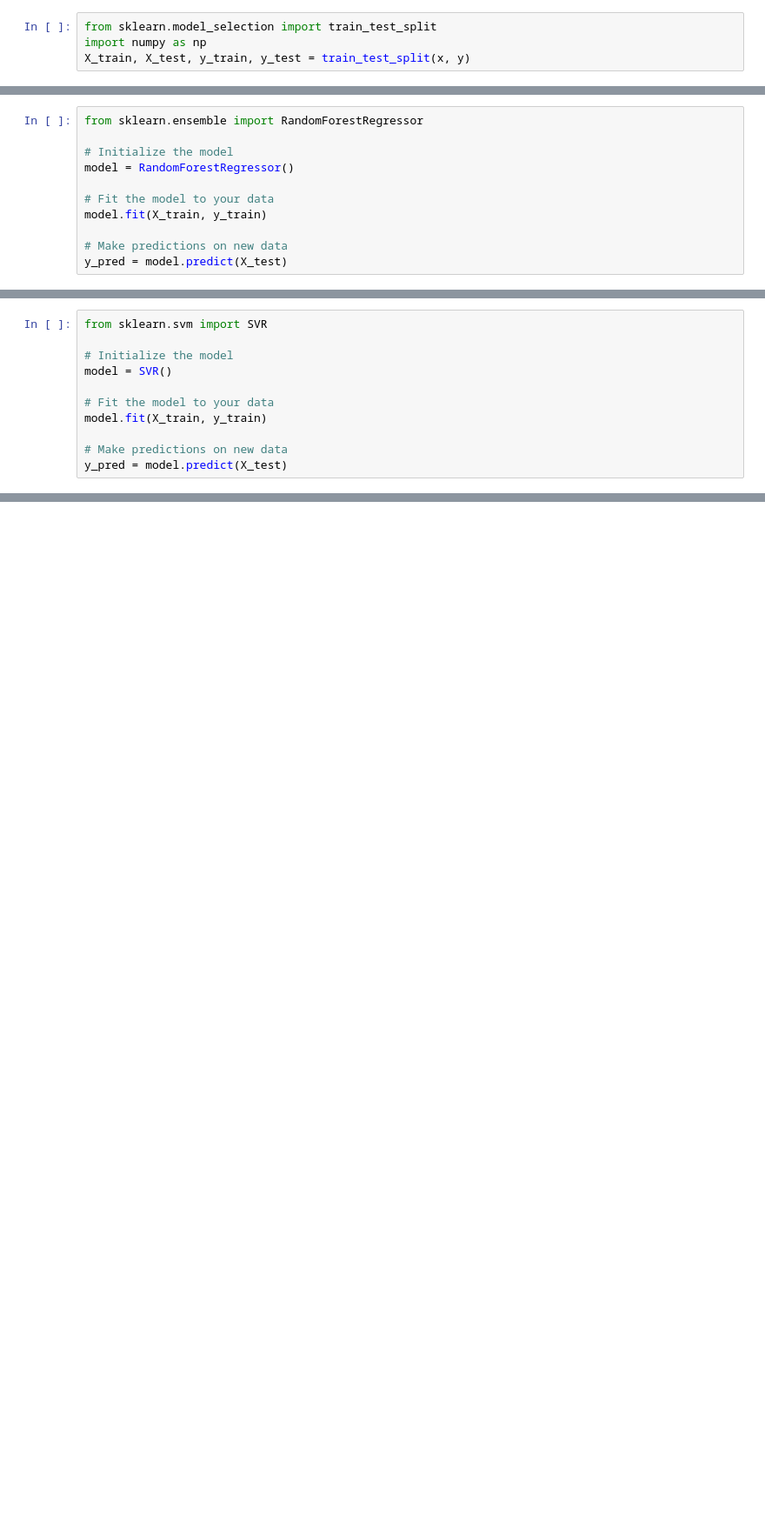
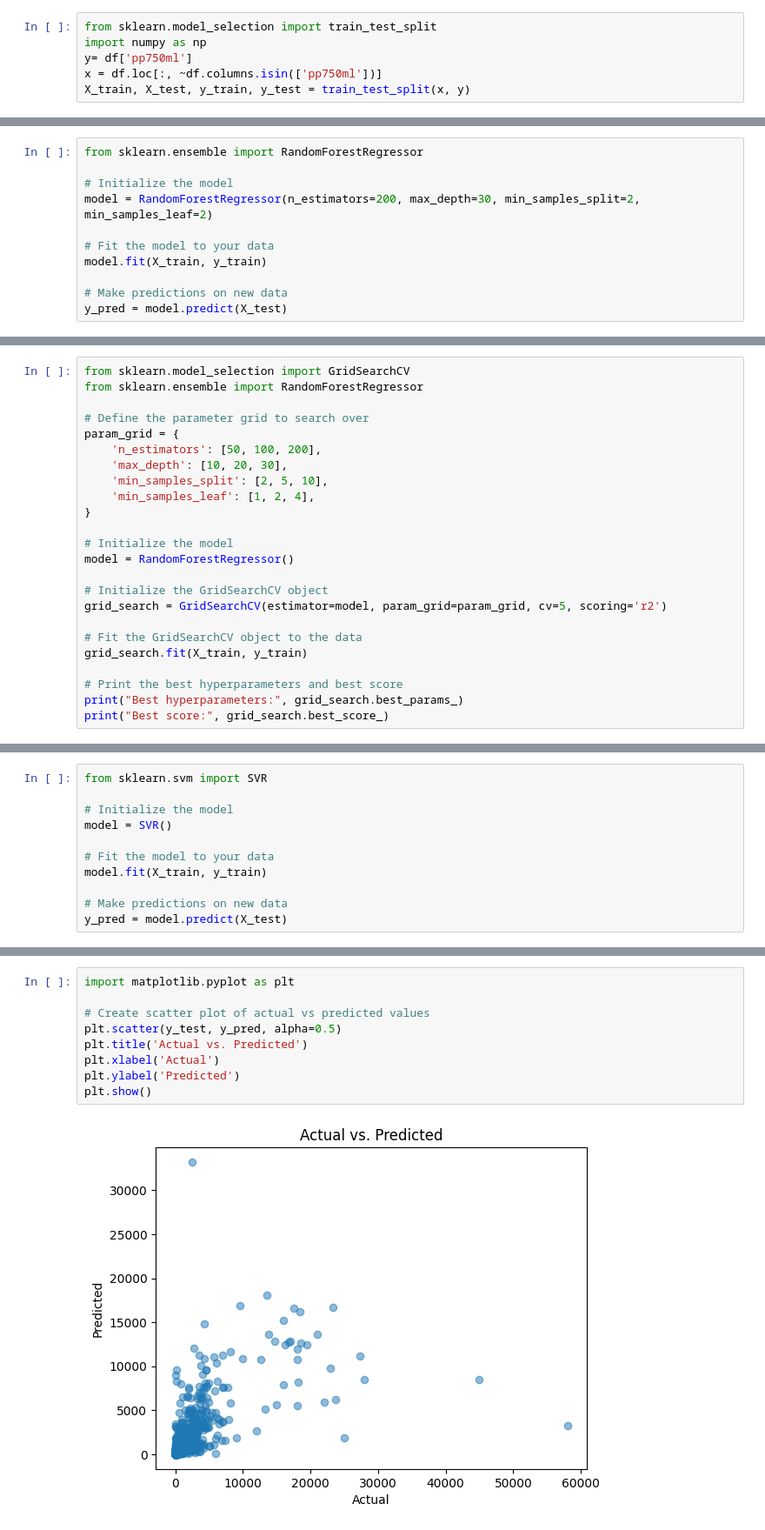
Before and after one commit to samp3209/wineproject, a Jupyter notebook: winemodeling.ipynb, the cells around one changed output, grey strips where cells are left out. Shown at 87% size. Cells and saved outputs as stored; diff of their text form; blank space fills up the shorter version.

```diff
--- a/winemodeling.ipynb
+++ b/winemodeling.ipynb
@@ -113,4 +48,6 @@ y = df.loc[:, ~df.columns.isin(['pp750ml', 'wine_names'])]
 # %%
 from sklearn.model_selection import train_test_split
 import numpy as np
+y= df['pp750ml']
+x = df.loc[:, ~df.columns.isin(['pp750ml'])]
 X_train, X_test, y_train, y_test = train_test_split(x, y)
@@ -146,7 +121,7 @@ y_pred = model.predict(X_test)
 from sklearn.ensemble import RandomForestRegressor
 
 # Initialize the model
-model = RandomForestRegressor()
+model = RandomForestRegressor(n_estimators=200, max_depth=30, min_samples_split=2, min_samples_leaf=2)
 
 # Fit the model to your data
 model.fit(X_train, y_train)
@@ -155,0 +165,24 @@ y_pred = model.predict(X_test)
+# %%
+from sklearn.model_selection import GridSearchCV
+from sklearn.ensemble import RandomForestRegressor
+
+# Define the parameter grid to search over
+param_grid = {
+    'n_estimators': [50, 100, 200],
+    'max_depth': [10, 20, 30],
+    'min_samples_split': [2, 5, 10],
+    'min_samples_leaf': [1, 2, 4],
+}
+
+# Initialize the model
+model = RandomForestRegressor()
+
+# Initialize the GridSearchCV object
+grid_search = GridSearchCV(estimator=model, param_grid=param_grid, cv=5, scoring='r2')
+
+# Fit the GridSearchCV object to the data
+grid_search.fit(X_train, y_train)
+
+# Print the best hyperparameters and best score
+print("Best hyperparameters:", grid_search.best_params_)
+print("Best score:", grid_search.best_score_)
@@ -166,0 +224,11 @@ y_pred = model.predict(X_test)
+# %%
+import matplotlib.pyplot as plt
+
+# Create scatter plot of actual vs predicted values
+plt.scatter(y_test, y_pred, alpha=0.5)
+plt.title('Actual vs. Predicted')
+plt.xlabel('Actual')
+plt.ylabel('Predicted')
+plt.show()
+# %% [output]
+[figure, added]
```
Also changed, not shown: parts of 20 cells of this notebook.
